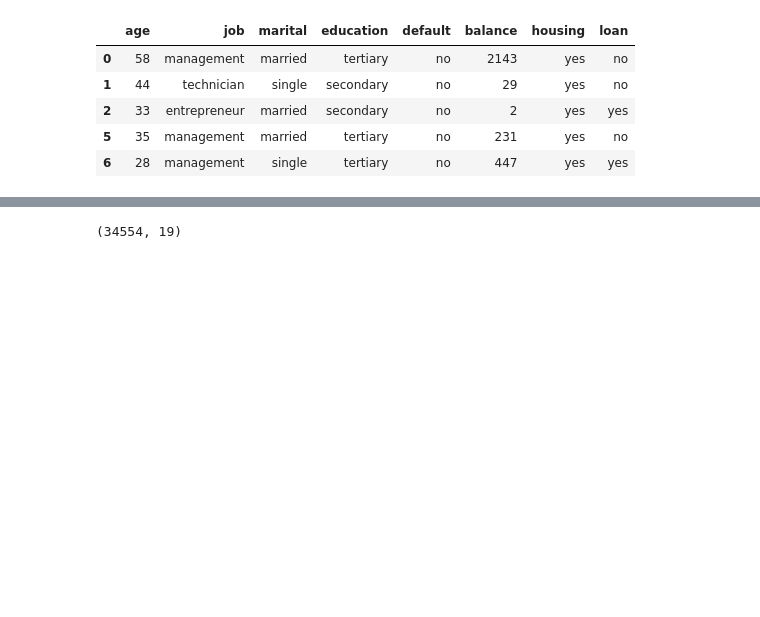
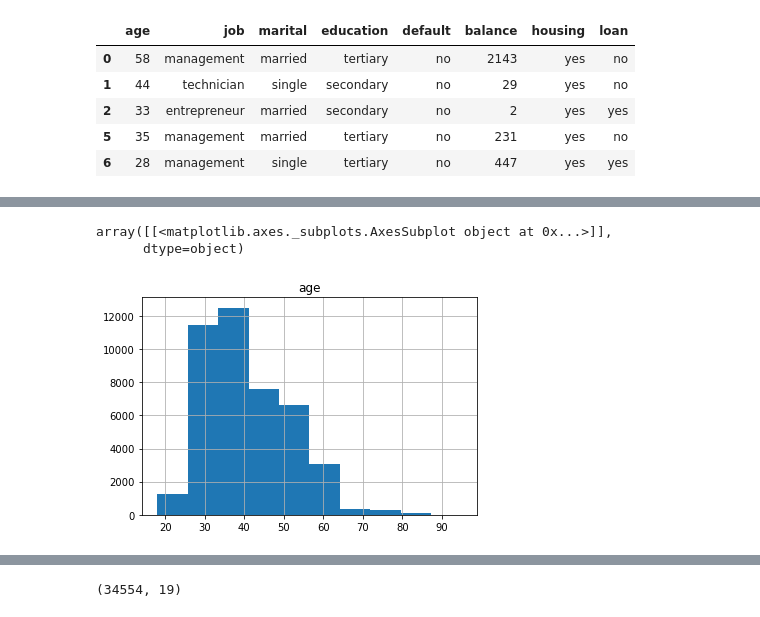
Before and after one commit to divya1999ann/ACM-ML-Assignment-2, a Jupyter notebook: Week2_Assignment.ipynb, the cells around one changed output, grey strips where cells are left out. Saved outputs shown, nothing was run; the diff lists cells and outputs as text; code cells hidden in the pictures; blank space fills up the shorter version.

Commit message:
Added visualisations

```diff
--- a/Week2_Assignment.ipynb
+++ b/Week2_Assignment.ipynb
@@ -72,0 +113,6 @@ def clean_data(data):
+# %%
+data.hist(column='age')
+# %% [output]
+array([[<matplotlib.axes._subplots.AxesSubplot object at 0x...>]],
+      dtype=object)
+[figure, added]
```
Also changed, not shown: parts of 11 cells of this notebook.
